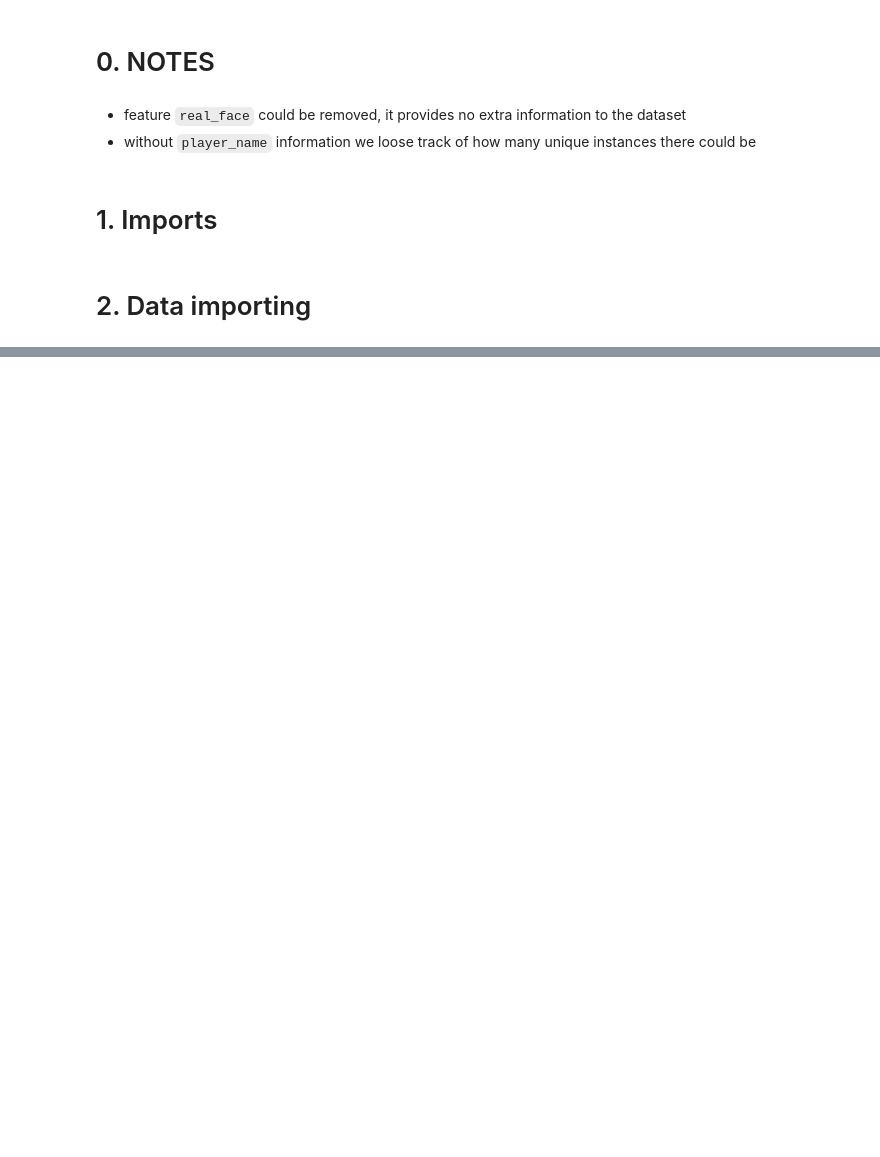
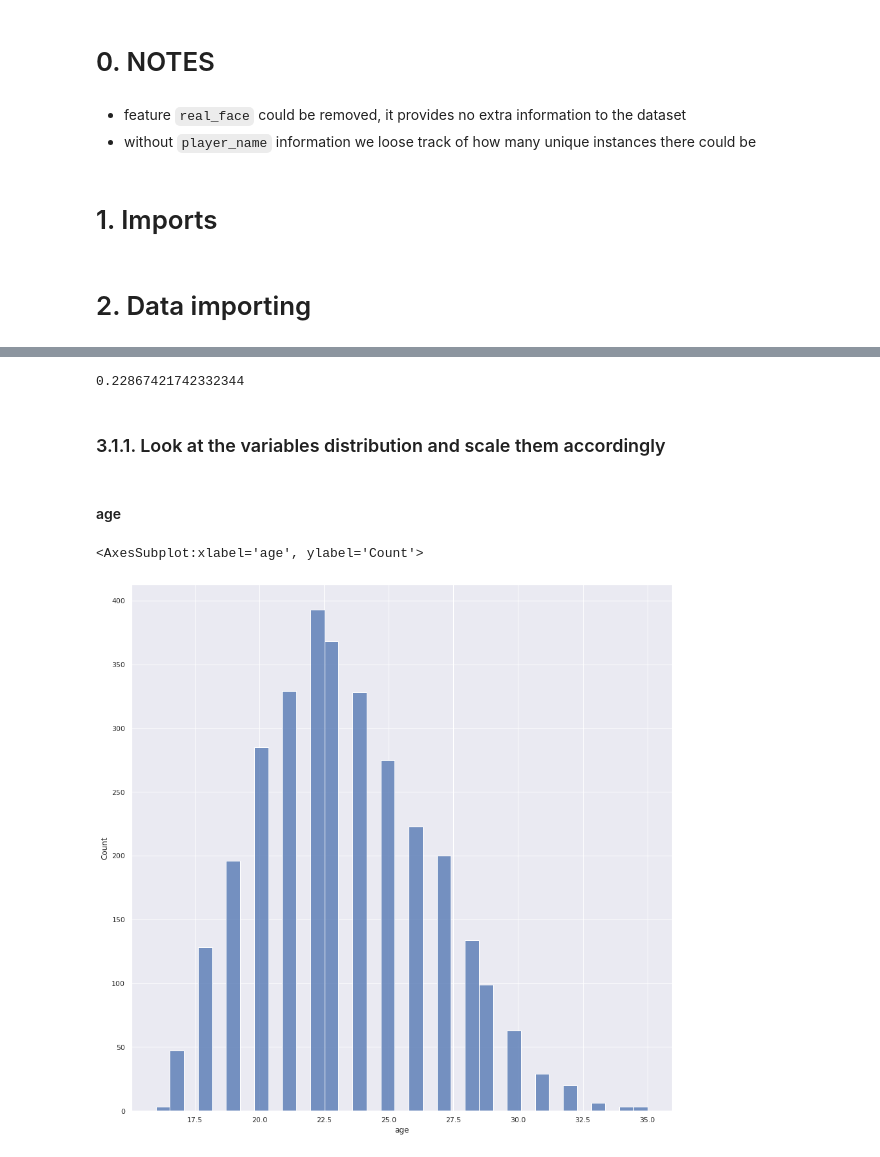
Before and after one commit to michaelschafhauser/market_value_predictor, a Jupyter notebook: notebooks/Joao/data_exploration_&_baseline_model_jr.ipynb, the cells around one changed output, grey strips where cells are left out. Drawn from its saved outputs; the diff is of its cells as text; code cells hidden in the pictures; blank space fills up the shorter version.

```diff
--- a/notebooks/Joao/data_exploration_&_baseline_model_jr.ipynb
+++ b/notebooks/Joao/data_exploration_&_baseline_model_jr.ipynb
@@ -27,0 +102,3 @@ data.head()
+# %%
+X_train = data[['age', 'potential', 'overall']]
+y_train = data.fee_cleaned
@@ -27,0 +123,13 @@ data.head()
+# %%
+cross_val_score(simple_model, X_train, y_train, cv=5, scoring='r2').mean()
+# %% [output]
+0.22867421742332344
+# %% [markdown]
+### 3.1.1. Look at the variables distribution and scale them accordingly
+# %% [markdown]
+#### age
+# %%
+sns.histplot(data=X_train , x='age')
+# %% [output]
+<AxesSubplot:xlabel='age', ylabel='Count'>
+[figure, added]
```
Also changed, not shown: parts of 112 cells of this notebook.
